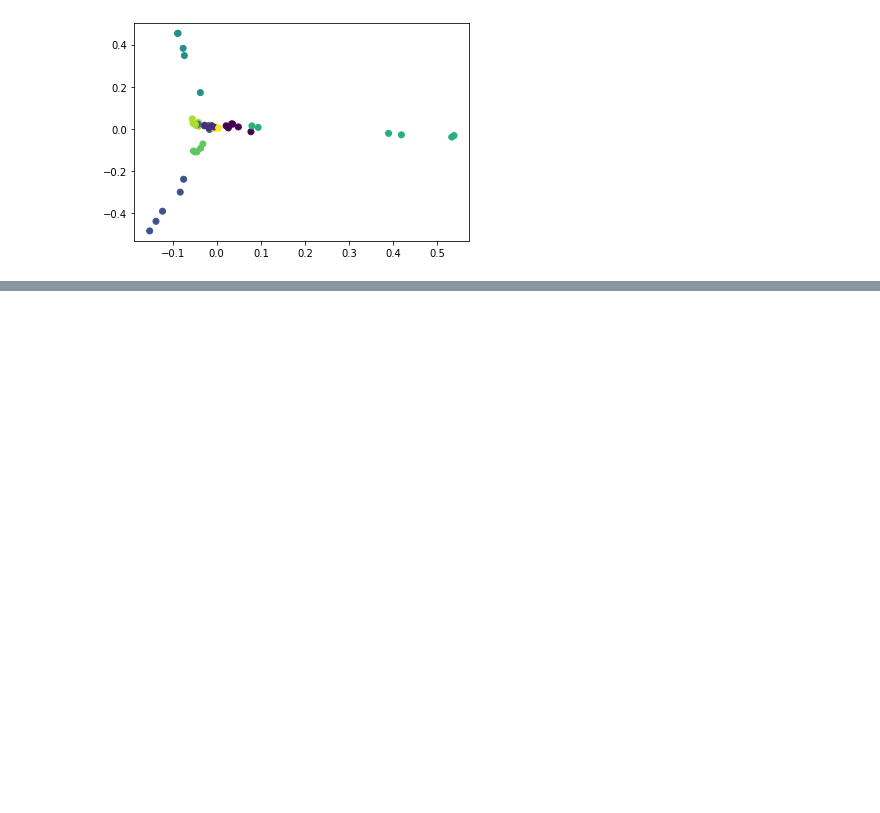
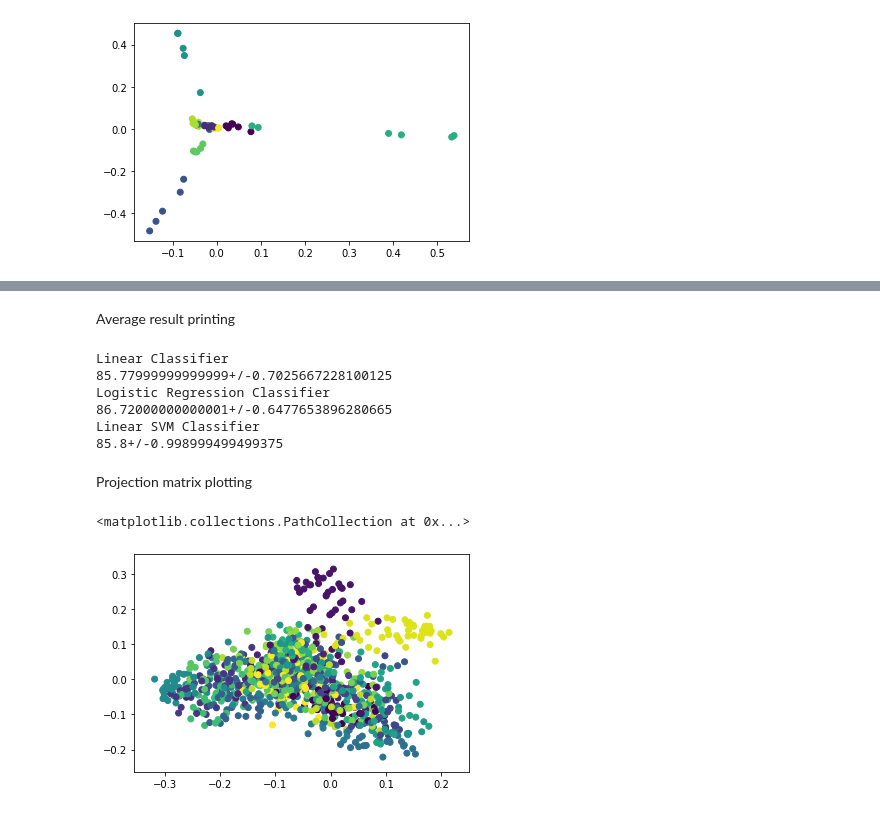
Before and after one commit to jsblandon/ShapeClassification, a Jupyter notebook: mainReliefFCKA_AnimalsDB.ipynb, the cells around one changed output, grey strips where cells are left out. Saved outputs shown, nothing was run; the diff lists cells and outputs as text; code cells hidden in the pictures; blank space fills up the shorter version.

```diff
--- a/mainReliefFCKA_AnimalsDB.ipynb
+++ b/mainReliefFCKA_AnimalsDB.ipynb
@@ -873,0 +1051,18 @@ plt.scatter(Xp[:,1],Xp[:,2],c = y_train_cka[0])
+# %%
+# Computing optimal number of regiones acording to target
+Results      = np.loadtxt(img_path + 'ADBRSL.dat')
+# Normalizing the number of regions
+Results[:,0] = Results[:,0] - min(Results[:,0])
+Results[:,0] = Results[:,0]/max(Results[:,0])
+# Normalizing the accuracy
+Results[:,1] = Results[:,1] - min(Results[:,1])
+Results[:,1] = Results[:,1]/max(Results[:,1])
+# Normalizing the standard deviation
+Results[:,2] = Results[:,2] - min(Results[:,2])
+Results[:,2] = Results[:,2]/max(Results[:,2])
+# Ideal result
+Target       = np.array((0,1,0))
+# Computing the minimum distance between the ideal result and our results
+dist         = cdist(Target.reshape(1,-1),Results, 'euclidean')
+# Showing the optimum number of regions
+print('The ideal number of regions is: ' + str((np.argmin(dist)+1)))
@@ -873,0 +1073,3 @@ plt.scatter(Xp[:,1],Xp[:,2],c = y_train_cka[0])
+# %%
+# Selecting the regions to project
+X       = X.values[:,0:7500]
@@ -873,0 +1149,9 @@ plt.scatter(Xp[:,1],Xp[:,2],c = y_train_cka[0])
+# %%
+# Setting the data partition scheme to work like HoldOut validation
+sss = StratifiedShuffleSplit(n_splits = n_partitions, test_size = test_per, random_state=42)
+# %%
+# Directory to save results and plots
+rslt_dir     = img_dir + '/RegionSelection/ReliefF_CKA_RS_BoCF/Results_ReliefF_CKA_RS_BoCF_Py'
+sys.path.append(rslt_dir)
+img_path     = img_dir + '/RegionSelection/ReliefF_CKA_RS_BoCF/'
+sys.path.append(img_path)
@@ -873,0 +1357,28 @@ plt.scatter(Xp[:,1],Xp[:,2],c = y_train_cka[0])
+# %% [markdown]
+Average result printing
+# %%
+print('Linear Classifier')
+print(str(np.mean(np.array(Results[0]['accuracy_L']))*100) + '+/-' + str(np.std(np.array(Results[0]['accuracy_L']))*100))
+
+print('Logistic Regression Classifier')
+print(str(np.mean(np.array(Results[1]['accuracy_LogR']))*100) + '+/-' + str(np.std(np.array(Results[1]['accuracy_LogR']))*100))
+
+print('Linear SVM Classifier')
+print(str(np.mean(np.array(Results[2]['accuracy_lSVM']))*100) + '+/-' + str(np.std(np.array(Results[2]['accuracy_lSVM']))*100))
+# %% [output]
+Linear Classifier
+85.77999999999999+/-0.7025667228100125
+Logistic Regression Classifier
+86.72000000000001+/-0.6477653896280665
+Linear SVM Classifier
+85.8+/-0.998999499499375
+# %% [markdown]
+Projection matrix plotting
+# %%
+W    = Results[1]['W_cka_LogR'][0]
+Xp   = X_train_cka.dot(W)
+# Plotting the projection matrix
+plt.scatter(Xp[:,1],Xp[:,2],c = y_train_cka)
+# %% [output]
+<matplotlib.collections.PathCollection at 0x...>
+[figure, added]
```
Also changed, not shown: parts of 24 cells of this notebook.
